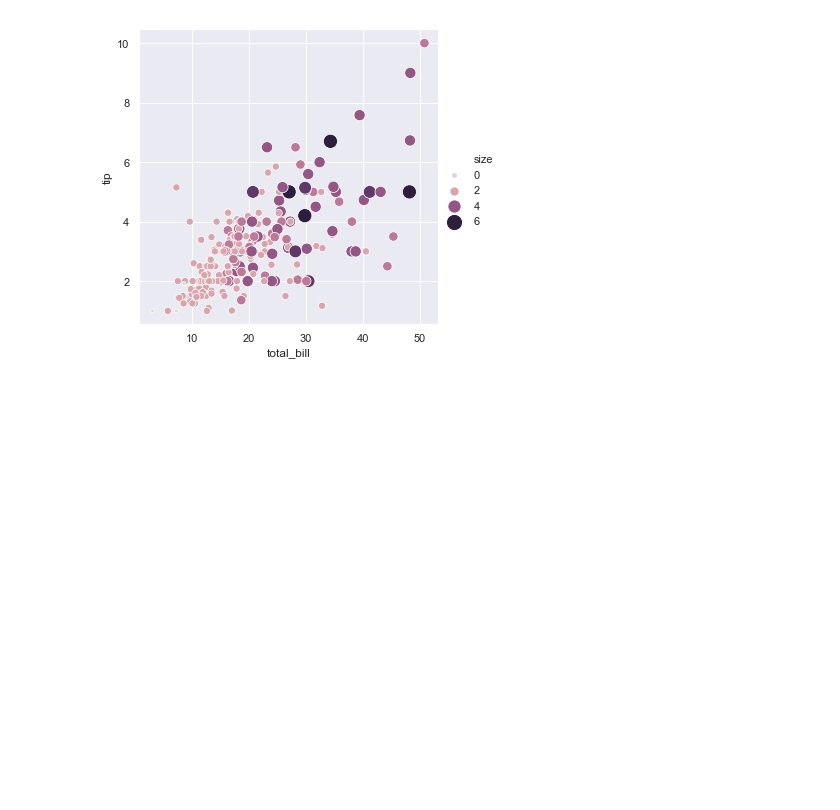
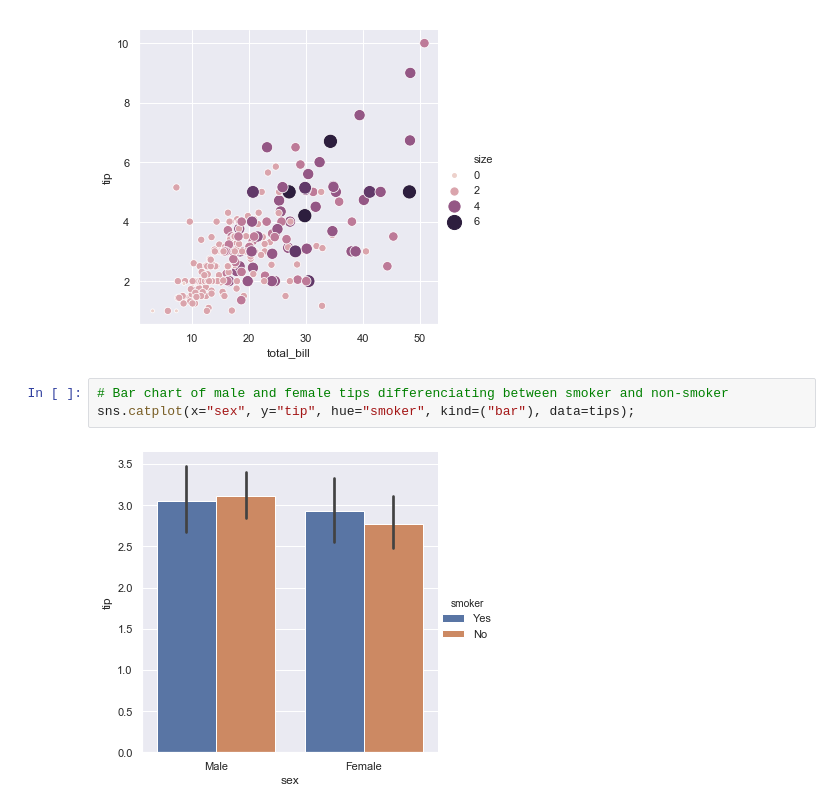
Before and after one commit to ANihill/Fundamentals-Assessment, a Jupyter notebook: Fundamentals of Data Analytics - Assessment.ipynb, the cells around one changed output. Drawn from its saved outputs; the diff is of its cells as text; blank space fills up the shorter version.

```diff
--- a/Fundamentals of Data Analytics - Assessment.ipynb
+++ b/Fundamentals of Data Analytics - Assessment.ipynb
@@ -68,3 +87,8 @@ sns.relplot(x="total_bill", y="tip", hue="smoker", data=tips);
 sns.relplot(x="total_bill", y="tip", hue="size", size="size", sizes=(15, 200), data=tips);
 # %% [output]
 [figure]
+# %%
+# Bar chart of male and female tips differenciating between smoker and non-smoker
+sns.catplot(x="sex", y="tip", hue="smoker", kind=("bar"), data=tips);
+# %% [output]
+[figure, added]
```
Also changed, not shown: parts of 10 cells of this notebook.
